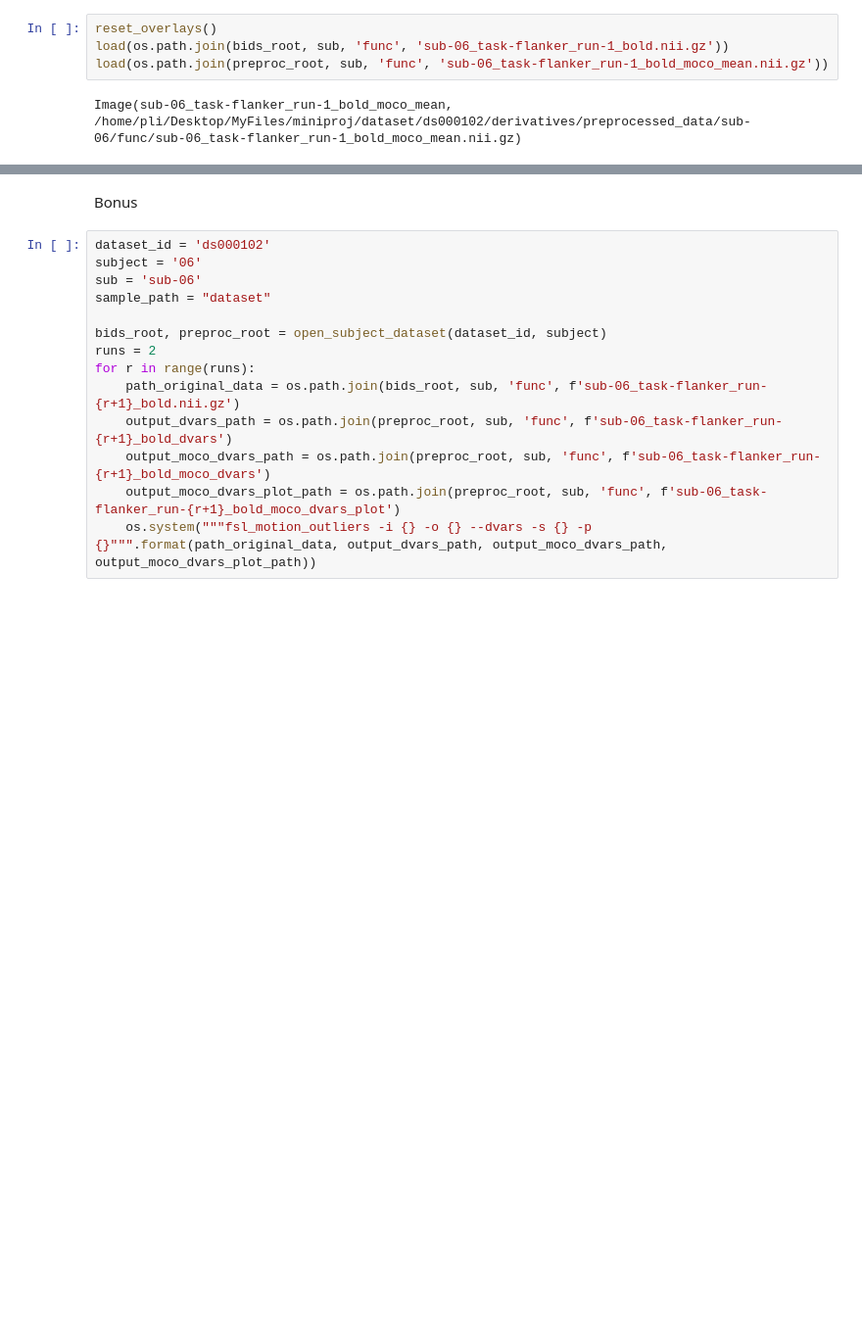
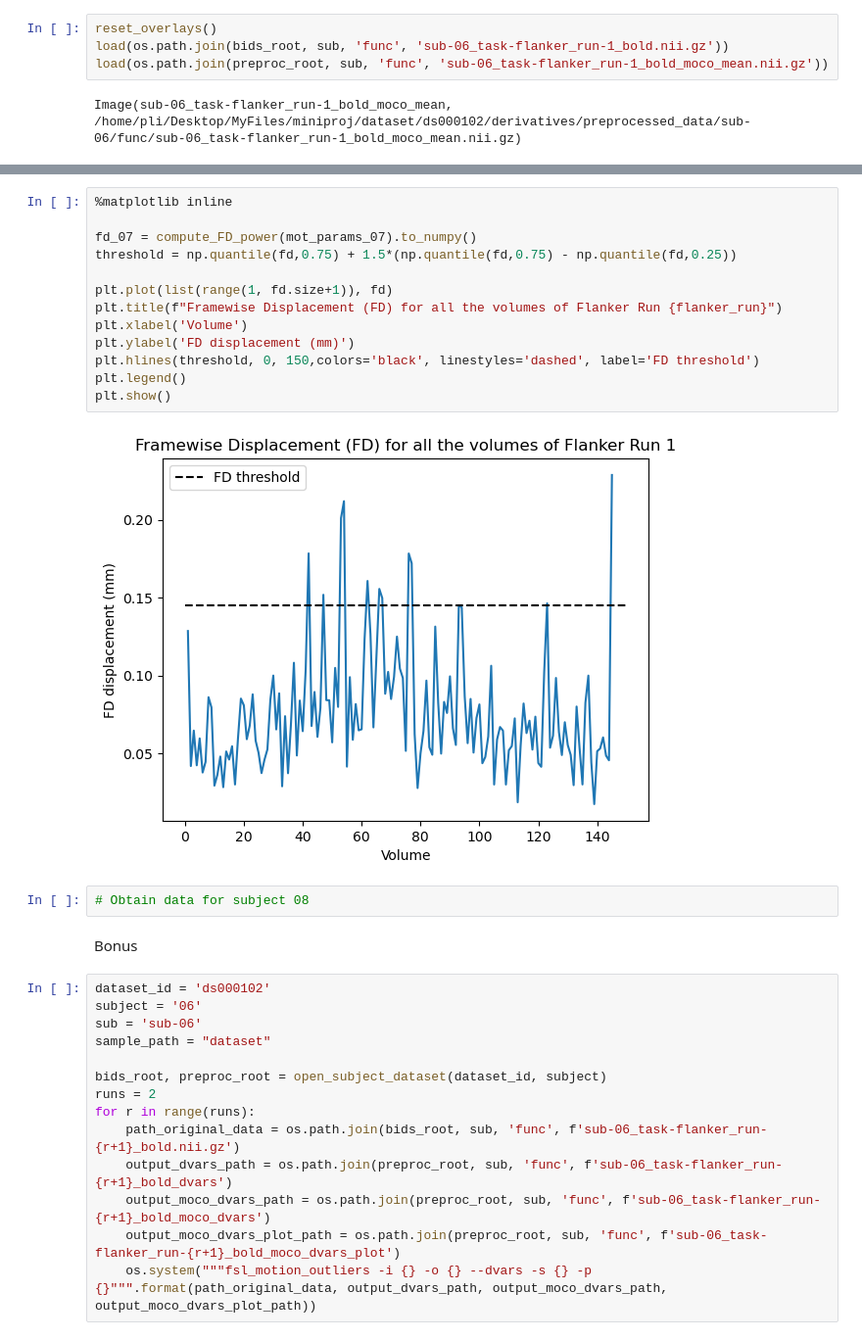
Before and after one commit to Pingsheng-Kevin/NSSP_Mini1, a Jupyter notebook: lgr.ipynb, the cells around one changed output, grey strips where cells are left out. Shown at 98% size. Saved outputs shown, nothing was run; the diff lists cells and outputs as text; blank space fills up the shorter version.

```diff
--- a/lgr.ipynb
+++ b/lgr.ipynb
@@ -432,3 +457,20 @@ os.system("""openneuro-py download --dataset {} --include sub-{}/anat/*
+# %%
+%matplotlib inline
+
+fd_07 = compute_FD_power(mot_params_07).to_numpy()
+threshold = np.quantile(fd,0.75) + 1.5*(np.quantile(fd,0.75) - np.quantile(fd,0.25))
+
+plt.plot(list(range(1, fd.size+1)), fd)
+plt.title(f"Framewise Displacement (FD) for all the volumes of Flanker Run {flanker_run}")
+plt.xlabel('Volume')
+plt.ylabel('FD displacement (mm)')
+plt.hlines(threshold, 0, 150,colors='black', linestyles='dashed', label='FD threshold')
+plt.legend()
+plt.show()
+# %% [output]
+[figure, added]
+# %%
+# Obtain data for subject 08
 # %% [markdown]
 Bonus
 # %%
```
Also changed, not shown: parts of 15 cells of this notebook.
